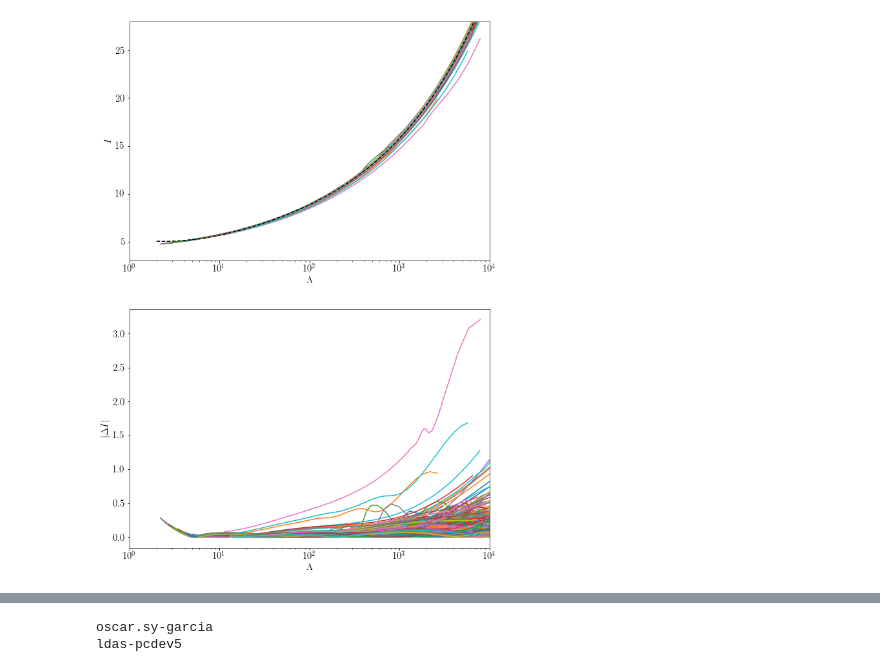
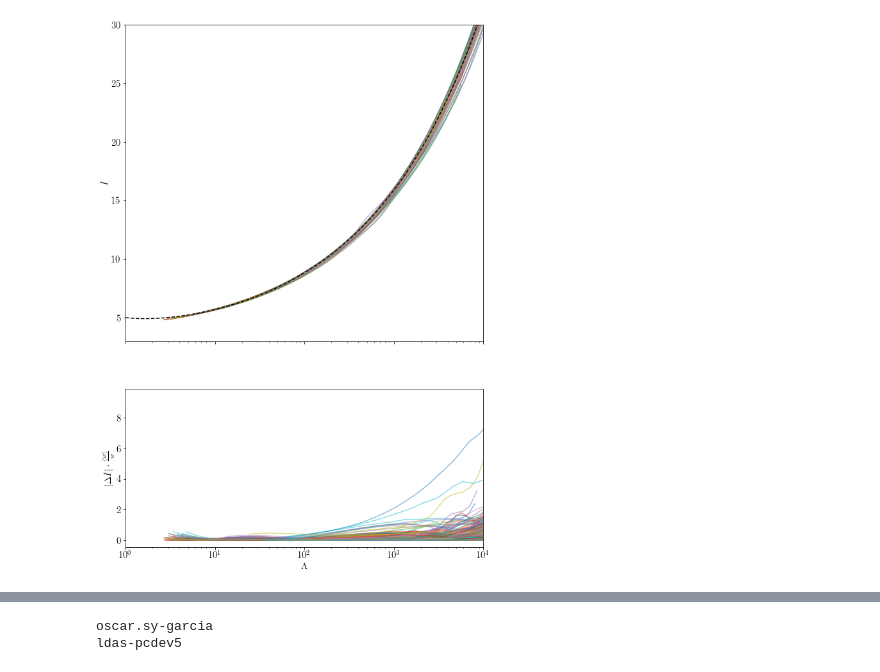
Before and after one commit to BOSyGarcia/Testing-NP-URs, a Jupyter notebook: UR_general.ipynb, the cells around one changed output, grey strips where cells are left out. Cells and saved outputs as stored; diff of their text form; code cells hidden in the pictures.

```diff
--- a/UR_general.ipynb
+++ b/UR_general.ipynb
@@ -12,4 +13,5 @@ import math
 # %%
+#calculates the ratio of pressure to density in the core of each neutron star model
 def alpha_core(eos_num, rhoc, draw_dir, eos_per_dir):
     eos = eos_num.astype(int)
     DRAWmod = eos//(eos_per_dir)
@@ -29,10 +31,11 @@ def alpha_core(eos_num, rhoc, draw_dir, eos_per_dir):
 
     return (Pc/ec)
 
+#collects and cleans all wanted data from any single EoS draw
 def single_file_DataGet(csv_path, args, functions):
     data = pd.read_csv(csv_path)
     max_idx = data['M'].idxmax() + 1
-    min_idx = np.where(data['M']>0.8)[0][0]
+    min_idx = np.where(data['M']>0.7)[0][0]
     data = data.iloc[range(min_idx, max_idx)]
 
     return([func(*[data[arg] for arg in args]) for func in functions], np.array(data['rhoc']))
@@ -198,0 +287,8 @@ SyntaxError: invalid syntax (2727798074.py, line 13)
+# %%
+fig, ax = plt.subplots(figsize=(10, 10))
+for i in range(n_eos//10):
+    ax.plot(Data[i,1], Data[i, 0]/1.477, alpha = 1)
+
+plt.rcParams.update({'font.size': 15})
+ax.set_xlabel(r'$R (km)$')
+ax.set_ylabel(r'$M (M_{\odot})$')
@@ -199,46 +298,59 @@ SyntaxError: invalid syntax (2727798074.py, line 13)
 # %%
+weight_sum = np.sum(weights)
+print(weight_sum)
+avg_logweight = logweight_sum / n_eos
+avg_weight = weight_sum / n_eos
+print(avg_weight)
+
 fs = (lambda x,i : np.log(x)**i)
+test_lambda = np.geomspace(1, 50000, 200)
+
 sig = np.full(200,1)
+sig = np.outer(np.reciprocal(weights/avg_weight),sig)
+print(sig)
 
-solution = Prediction(Data, fs, 3, 2, 5, sig)
-alpha = solution.x
-delta = np.reshape(solution.fun, (n_eos, 200))
-print(solution)
+fig, axs = plt.subplots(2, figsize=(10, 15), gridspec_kw={'height_ratios': [2, 1]}, sharex = True)
 
-fig, axs = plt.subplots(2, figsize=(10, 15))
+# solution = Prediction(Data, fs, 3, 2, 5, sig)
+# alpha = solution.x
+# delta = np.reshape(solution.fun, (n_eos, 200))
+# chi_2 = np.sum(delta**2, axis =1)
+# print(solution)
+# test_I = np.exp(np.sum([alpha[i] * fs(test_lambda, i) for i in range(len(alpha))], axis=0))
 
-test_lambda = np.geomspace(2, 10000, 200)
-# for i in range(len(test_lambda)):
-#     test_I[i] = alpha[0] + (alpha[1] * (np.log(test_lambda[i]))) + (alpha[2] * (np.log(test_lambda[i]))**2)
-#     + (alpha[3] * (np.log(test_lambda[i]))**3) + (alpha[4] * (np.log(test_lambda[i]))**4)
+x0 = [0.5313, 1.287, 0.09888, -2.300, -1.347, 0.3857, -0.02870]
+I_Lambda_pred = Create_nl_Pred(2/5)
+func_I_Lambda = lambda params : res(params, Data[:,2], Data[:,3], I_Lambda_pred, sig, n_eos)
+sol_I_Lambda = opt.least_squares(func_I_Lambda, x0)
+print(sol_I_Lambda)
+delta = np.reshape(sol_I_Lambda.fun, (n_eos, 200))
 
-# for i in range(len(test_lambda)):
-#     test_I[i] = alpha[0] + alpha[1] * (np.log(test_lambda[i])) + alpha[2] * (np.log(test_lambda[i]))**2
+axs[0].plot(test_lambda, I_Lambda_pred(sol_I_Lambda.x, test_lambda), 'k--', zorder=1000)
+# sns.lineplot(ax = axs[0], x = test_lambda, y = test_I, color='black', linestyle='dashed')
 
-test_I = np.sum([alpha[i] * fs(test_lambda, i) for i in range(len(alpha))], axis=0)
-
-# print(test_I)
-# print(Data[np.random.choice(np.arange(len(Data))),3])
-
-axs[0].plot(test_lambda, test_I, 'k--', zorder=1000)
 
 for i in range(n_eos):
-    axs[0].plot(Data[i,2],Data[i, 3])
-    axs[1].plot (Data[i,2], np.abs(delta[i]))
+    axs[0].plot(Data[i,2],Data[i, 3], alpha = 0.5)
+    axs[1].plot (Data[i,2], np.abs(delta[i]), alpha = 0.5)
+    # sns.lineplot(ax = axs[0], x = Data[i,2], y = Data[i,3])
+    # sns.lineplot(ax = axs[0], x = Data[i,2], y = np.abs(delta[i]))
 
 plt.rcParams.update({'font.size': 15})
 
 for ax in axs:
     ax.set_xscale('log')
-    ax.set(xlabel=r'$\Lambda$')
     ax.set_xlim([1,10000])
 
+axs[1].set(xlabel=r'$\Lambda$')
+
 axs[0].set(ylabel=r'$I$')
-axs[1].set(ylabel = r'$|\Delta I|$')
+axs[1].set(ylabel = r'$|\Delta I| \cdot \frac{\langle w \rangle}{w}$')
 
-axs[0].set_ylim([3,28])
+axs[0].set_ylim([3,30])
+#axs[1].set_ylim(top = 2.5)
 
-# axs[1].set_yscale('log')
+#axs[1].set_yscale('log')
+#axs[0].set_yscale('log')
 
-plt.savefig('I_vs_Lambda.pdf')
+plt.savefig('I_vs_Lambda_np_nl_fit_weighted.pdf')
 # %% [output]
@@ -255 +374 @@ plt.savefig('I_vs_Lambda.pdf')
-[figure, old version]
+[figure, new version]
```
Also changed, not shown: parts of 20 cells of this notebook.
